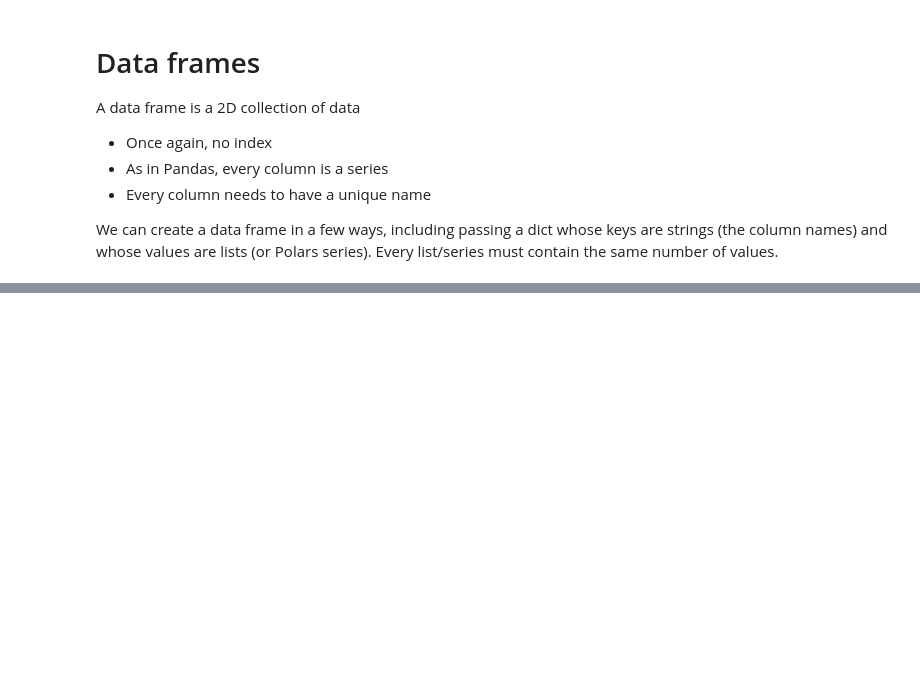
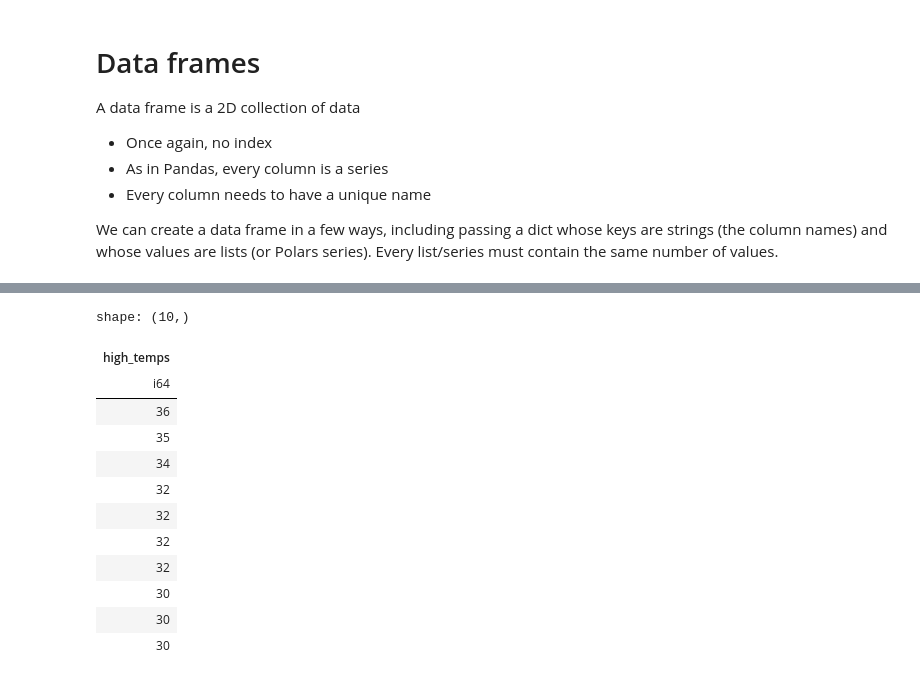
Before and after one commit to opagani/2024-08Aug-25-polars, a Jupyter notebook: LernerPython - 2024-08Aug-25-polars.ipynb, the cells around one changed output, grey strips where cells are left out. Saved outputs shown, nothing was run; the diff lists cells and outputs as text; code cells hidden in the pictures; blank space fills up the shorter version.

```diff
--- a/LernerPython - 2024-08Aug-25-polars.ipynb
+++ b/LernerPython - 2024-08Aug-25-polars.ipynb
@@ -458,0 +484,17 @@ df = pl.DataFrame(
+# %%
+# I can retrieve a column using [] and the column name
+df['high_temps']
+# %% [output]
+shape: (10,)
+| high_temps |
+| i64 |
+| 36 |
+| 35 |
+| 34 |
+| 32 |
+| 32 |
+| 32 |
+| 32 |
+| 30 |
+| 30 |
+| 30 |
```
Also changed, not shown: parts of 8 cells of this notebook.
